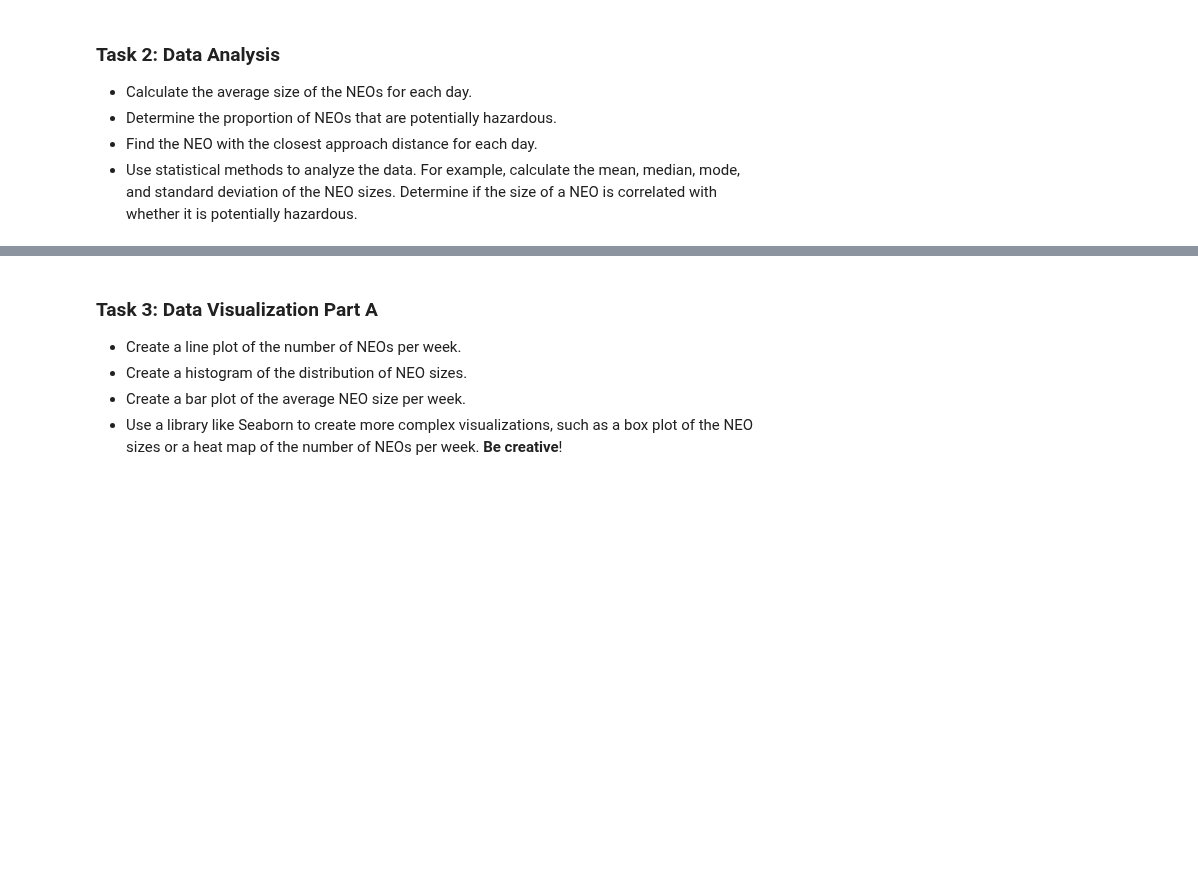
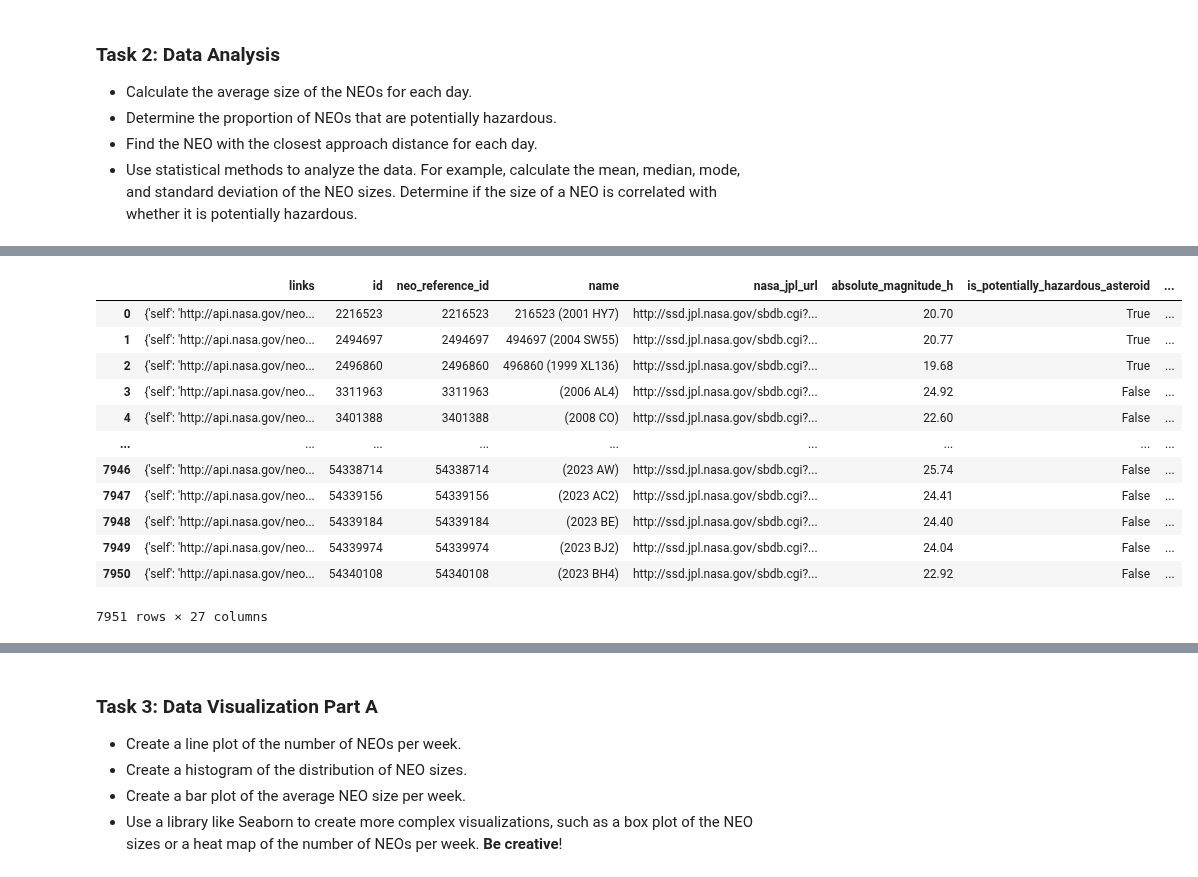
Before and after one commit to HatzeDJ/62444-Repository, a Jupyter notebook: 5_nasa_data_collection_and_visualization.ipynb, the cells around one changed output, grey strips where cells are left out. Drawn from its saved outputs; the diff is of its cells as text; code cells hidden in the pictures; blank space fills up the shorter version.

```diff
--- a/5_nasa_data_collection_and_visualization.ipynb
+++ b/5_nasa_data_collection_and_visualization.ipynb
@@ -93,3 +109,69 @@ df = pd.json_normalize(flattened_data)
+# %%
+import pandas as pd
+import json
+
+# Read the JSON data from the file
+with open('data.json') as file:
+    json_data = json.load(file)
+
+# Create an empty list to store the flattened data
+flattened_data = []
+
+# Iterate over each entry in json_data
+for entry in json_data:
+    # Extract the "near_earth_objects" dictionary from the entry
+    near_earth_objects = entry["near_earth_objects"]
+
+    # Iterate over the near_earth_objects and flatten the data
+    for date, objects in near_earth_objects.items():
+        for obj in objects:
+            # Extract the "close_approach_data" for each object
+            close_approach_data = obj["close_approach_data"]
+
+            # Remove the "close_approach_data" from the object
+            del obj["close_approach_data"]
+
+            # Add the "close_approach_date" to each close_approach_data entry
+            for close_approach in close_approach_data:
+                close_approach["close_approach_date"] = date
+
+                # Unpack the "miss_distance" field
+                miss_distance = close_approach.pop("miss_distance")
+                for key, value in miss_distance.items():
+                    close_approach[f"miss_distance_{key}"] = value
+
+                # Unpack the "relative_velocity" field
+                relative_velocity = close_approach.pop("relative_velocity")
+                for key, value in relative_velocity.items():
+                    close_approach[f"relative_velocity_{key}"] = value
+
+                # Unpack the "estimated_diameter" field
+                estimated_diameter = obj.pop("estimated_diameter")
+                for metric, values in estimated_diameter.items():
+                    for key, value in values.items():
+                        obj[f"estimated_diameter_{metric}_{key}"] = value
+
+                flattened_data.append({**obj, **close_approach})
+
+# Convert the flattened data into a dataframe
+df = pd.DataFrame(flattened_data)
+
+# Print the dataframe
+df
+# %% [output]
+|  | links | id | neo_reference_id | name | nasa_jpl_url | absolute_magnitude_h | is_potentially_hazardous_asteroid | ... |
+| 0 | {'self': 'http://api.nasa.gov/neo... | 2216523 | 2216523 | 216523 (2001 HY7) | http://ssd.jpl.nasa.gov/sbdb.cgi?... | 20.70 | True | ... |
+| 1 | {'self': 'http://api.nasa.gov/neo... | 2494697 | 2494697 | 494697 (2004 SW55) | http://ssd.jpl.nasa.gov/sbdb.cgi?... | 20.77 | True | ... |
+| 2 | {'self': 'http://api.nasa.gov/neo... | 2496860 | 2496860 | 496860 (1999 XL136) | http://ssd.jpl.nasa.gov/sbdb.cgi?... | 19.68 | True | ... |
+| 3 | {'self': 'http://api.nasa.gov/neo... | 3311963 | 3311963 | (2006 AL4) | http://ssd.jpl.nasa.gov/sbdb.cgi?... | 24.92 | False | ... |
+| 4 | {'self': 'http://api.nasa.gov/neo... | 3401388 | 3401388 | (2008 CO) | http://ssd.jpl.nasa.gov/sbdb.cgi?... | 22.60 | False | ... |
+| ... | ... | ... | ... | ... | ... | ... | ... | ... |
+| 7946 | {'self': 'http://api.nasa.gov/neo... | 54338714 | 54338714 | (2023 AW) | http://ssd.jpl.nasa.gov/sbdb.cgi?... | 25.74 | False | ... |
+| 7947 | {'self': 'http://api.nasa.gov/neo... | 54339156 | 54339156 | (2023 AC2) | http://ssd.jpl.nasa.gov/sbdb.cgi?... | 24.41 | False | ... |
+| 7948 | {'self': 'http://api.nasa.gov/neo... | 54339184 | 54339184 | (2023 BE) | http://ssd.jpl.nasa.gov/sbdb.cgi?... | 24.40 | False | ... |
+| 7949 | {'self': 'http://api.nasa.gov/neo... | 54339974 | 54339974 | (2023 BJ2) | http://ssd.jpl.nasa.gov/sbdb.cgi?... | 24.04 | False | ... |
+| 7950 | {'self': 'http://api.nasa.gov/neo... | 54340108 | 54340108 | (2023 BH4) | http://ssd.jpl.nasa.gov/sbdb.cgi?... | 22.92 | False | ... |
+7951 rows × 27 columns
 # %%
 #Finds average diameter pr. day:
 # Convert the date column to datetime type
```
Also changed, not shown: parts of 11 cells of this notebook.
